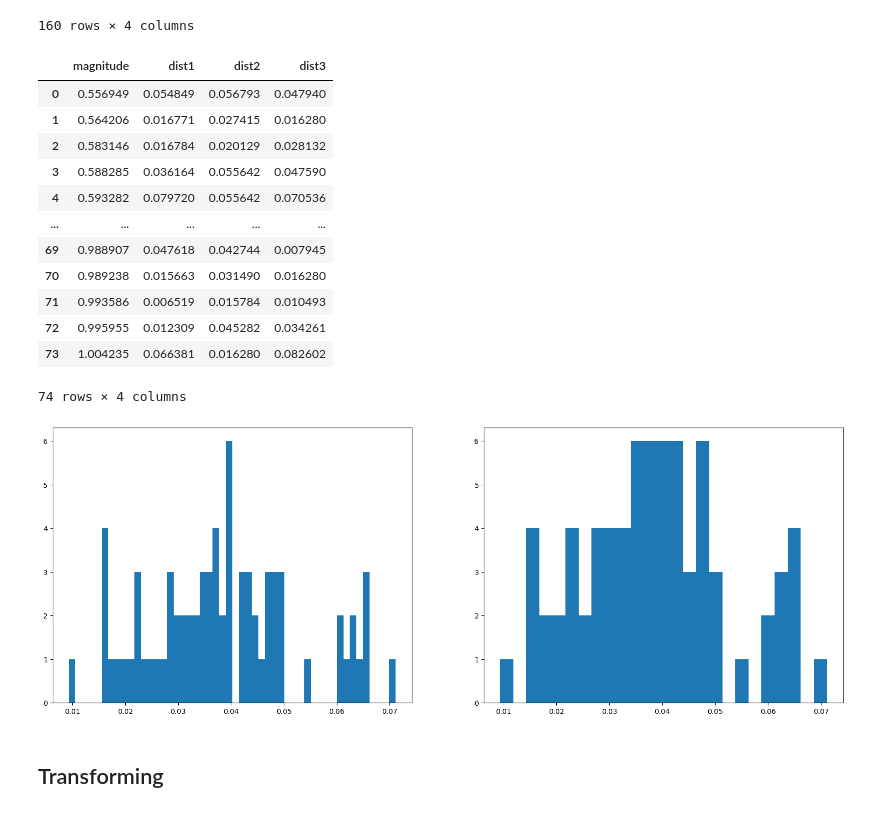
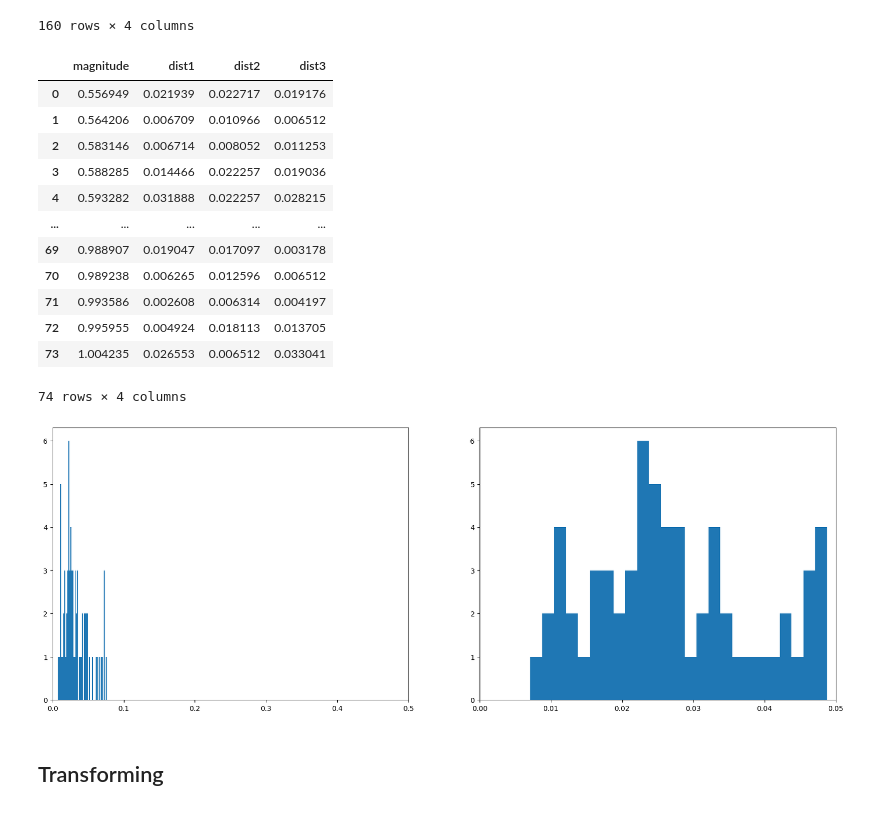
Before and after one commit to emilycardwell/find-my-star, a Jupyter notebook: testing.ipynb, the cells around one changed output. Cells and saved outputs as stored; diff of their text form; code cells hidden in the pictures.

```diff
--- a/testing.ipynb
+++ b/testing.ipynb
@@ -499,7 +499,7 @@ $d = \sqrt{(x2 - x1)^2 + (y2 - y1)^2}$
 # %%
 # normalize location values for test
 
-x_factor = 0.25
+x_factor = 0.1
 y_factor = x_factor * test_grey.shape[0]/test_grey.shape[1]
 
 x_scaler = MinMaxScaler((-x_factor, x_factor))
@@ -633,49 +633,51 @@ test_feats_norm['magnitude'] = test_m_norm
 test_feats_norm
 # %% [output]
 |  | magnitude | dist1 | dist2 | dist3 |
-| 0 | 0.556949 | 0.054849 | 0.056793 | 0.047940 |
-| 1 | 0.564206 | 0.016771 | 0.027415 | 0.016280 |
-| 2 | 0.583146 | 0.016784 | 0.020129 | 0.028132 |
-| 3 | 0.588285 | 0.036164 | 0.055642 | 0.047590 |
-| 4 | 0.593282 | 0.079720 | 0.055642 | 0.070536 |
+| 0 | 0.556949 | 0.021939 | 0.022717 | 0.019176 |
+| 1 | 0.564206 | 0.006709 | 0.010966 | 0.006512 |
+| 2 | 0.583146 | 0.006714 | 0.008052 | 0.011253 |
+| 3 | 0.588285 | 0.014466 | 0.022257 | 0.019036 |
+| 4 | 0.593282 | 0.031888 | 0.022257 | 0.028215 |
 | ... | ... | ... | ... | ... |
-| 69 | 0.988907 | 0.047618 | 0.042744 | 0.007945 |
-| 70 | 0.989238 | 0.015663 | 0.031490 | 0.016280 |
-| 71 | 0.993586 | 0.006519 | 0.015784 | 0.010493 |
-| 72 | 0.995955 | 0.012309 | 0.045282 | 0.034261 |
-| 73 | 1.004235 | 0.066381 | 0.016280 | 0.082602 |
+| 69 | 0.988907 | 0.019047 | 0.017097 | 0.003178 |
+| 70 | 0.989238 | 0.006265 | 0.012596 | 0.006512 |
+| 71 | 0.993586 | 0.002608 | 0.006314 | 0.004197 |
+| 72 | 0.995955 | 0.004924 | 0.018113 | 0.013705 |
+| 73 | 1.004235 | 0.026553 | 0.006512 | 0.033041 |
 74 rows × 4 columns
 # %%
 # match via nearest neighbors
-d_cutoff = 1
+d_cutoff = 0.05
 # d_variance = 0.001
 
 ref_tree = KDTree(ref_feats_norm.values)
 
 matches = defaultdict(int) # or list
 m_dists = defaultdict(float) # or list
 distances = []
 for id, t in enumerate(test_feats_norm.values):
     dists, idxs = ref_tree.query(t, k=3, p=2)
     distances.append(dists[0])
 
     # max_d = dists[0] + d_variance
     # for d, i in zip(dists, idxs):
     #     if d < max_d and d < d_cutoff:
     #         matches[id].append(i)
     #         m_dists[id].append(d)
 
     if dists[0] < d_cutoff:
         matches[id] = idxs[0]
         m_dists[id] = dists[0]
 
 fig, ax = plt.subplots(1, 2, figsize=(20,7))
 ax[0].hist(distances, bins=50)
+ax[0].set_xlim(0, 0.5)
 # ax[1].hist([d1 for d in m_dists.values() for d1 in d], bins=50)
 ax[1].hist(m_dists.values(), bins=25)
+ax[1].set_xlim(0, d_cutoff)
 plt.show()
 # %% [output]
-[figure, old version]
+[figure, new version]
 # %% [markdown]
 ## Transforming
 # %%
```
Also changed, not shown: parts of 3 cells of this notebook.
